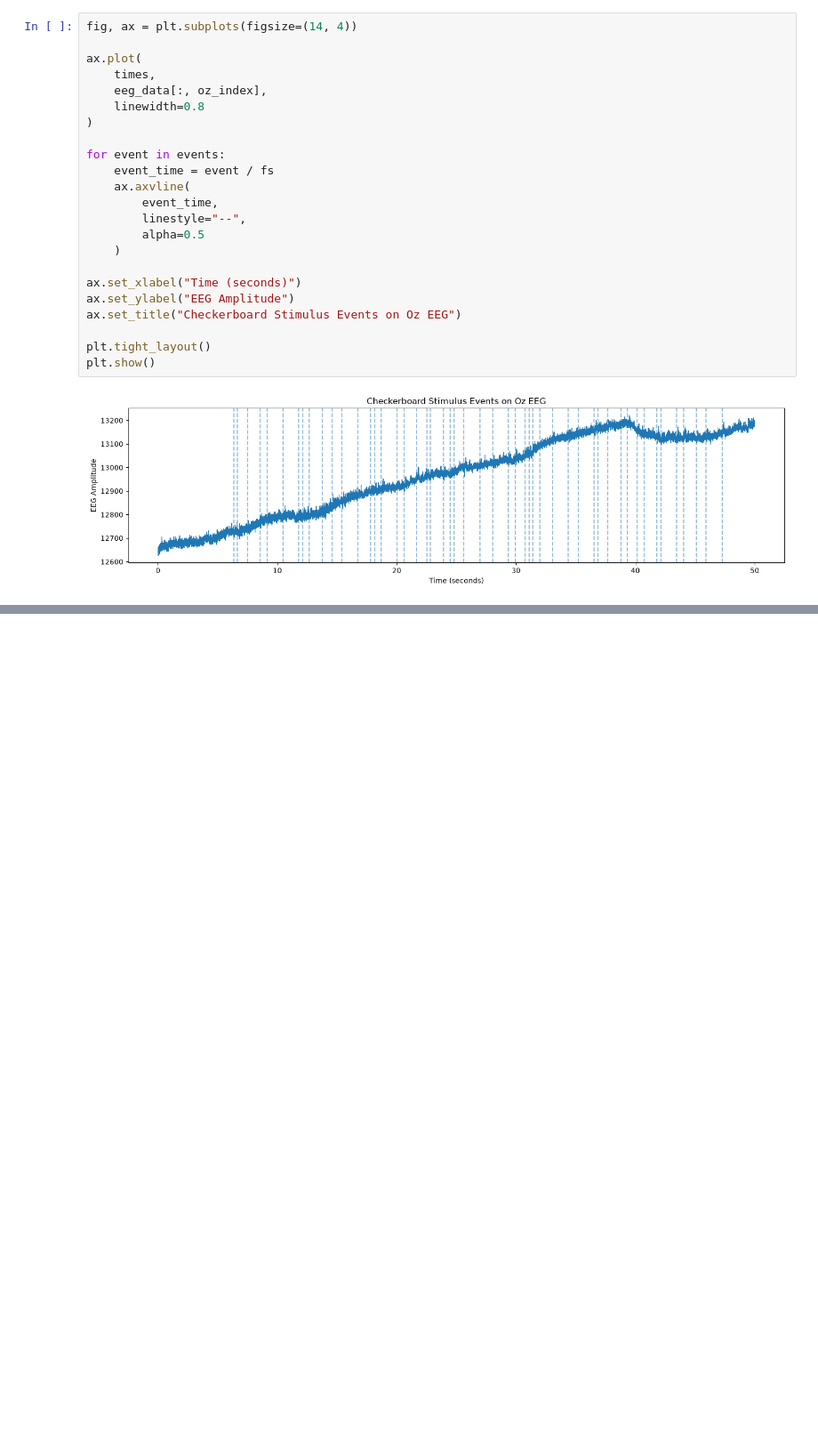
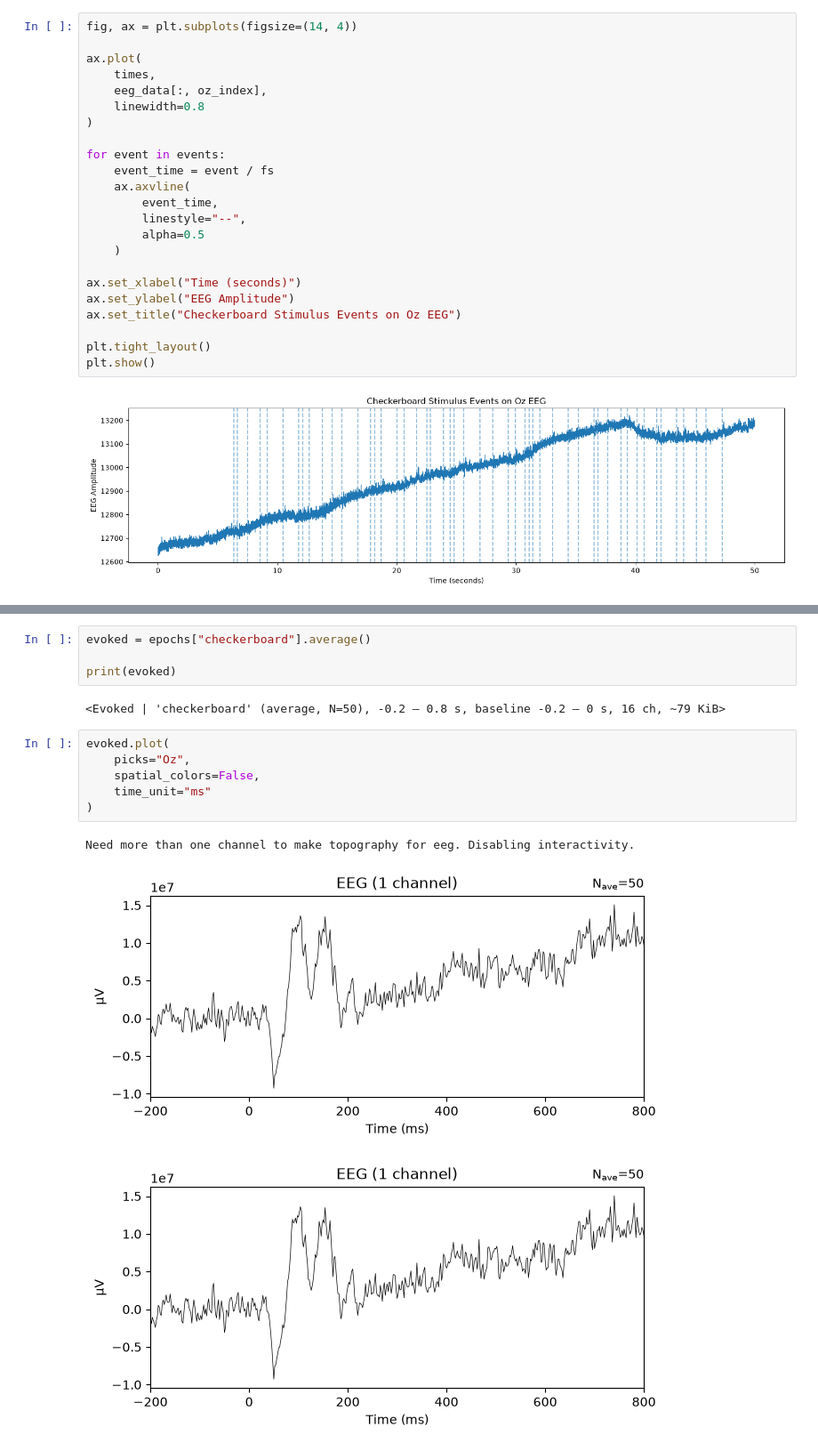
Before and after one commit to UpasanaSharma14/EEG-Checkerboard-VEP, a Jupyter notebook: notebooks/checkerboard_vep_analysis.ipynb, the cells around one changed output, grey strips where cells are left out. Shown at 89% size. Cells and saved outputs as stored; diff of their text form; blank space fills up the shorter version.

```diff
--- a/notebooks/checkerboard_vep_analysis.ipynb
+++ b/notebooks/checkerboard_vep_analysis.ipynb
@@ -215,0 +307,16 @@ plt.show()
+# %%
+evoked = epochs["checkerboard"].average()
+
+print(evoked)
+# %% [output]
+<Evoked | 'checkerboard' (average, N=50), -0.2 – 0.8 s, baseline -0.2 – 0 s, 16 ch, ~79 KiB>
+# %%
+evoked.plot(
+    picks="Oz",
+    spatial_colors=False,
+    time_unit="ms"
+)
+# %% [output]
+Need more than one channel to make topography for eeg. Disabling interactivity.
+[figure, added]
+[figure, added]
```
Also changed, not shown: parts of 6 cells of this notebook.
